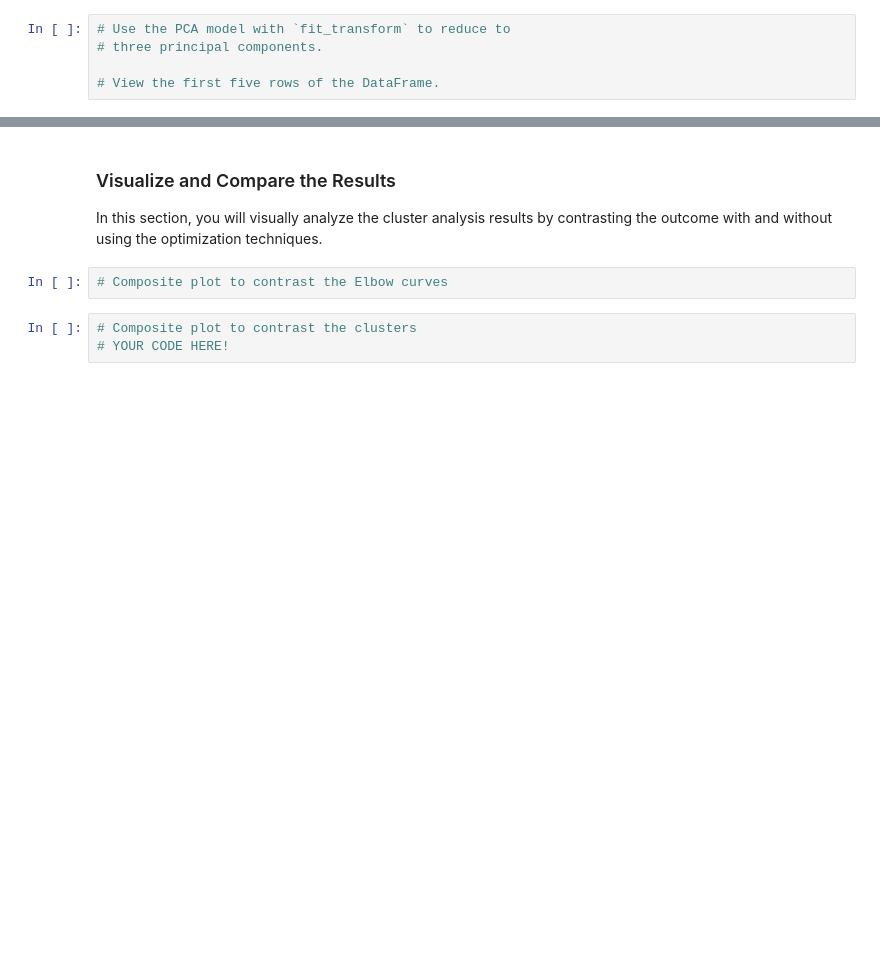
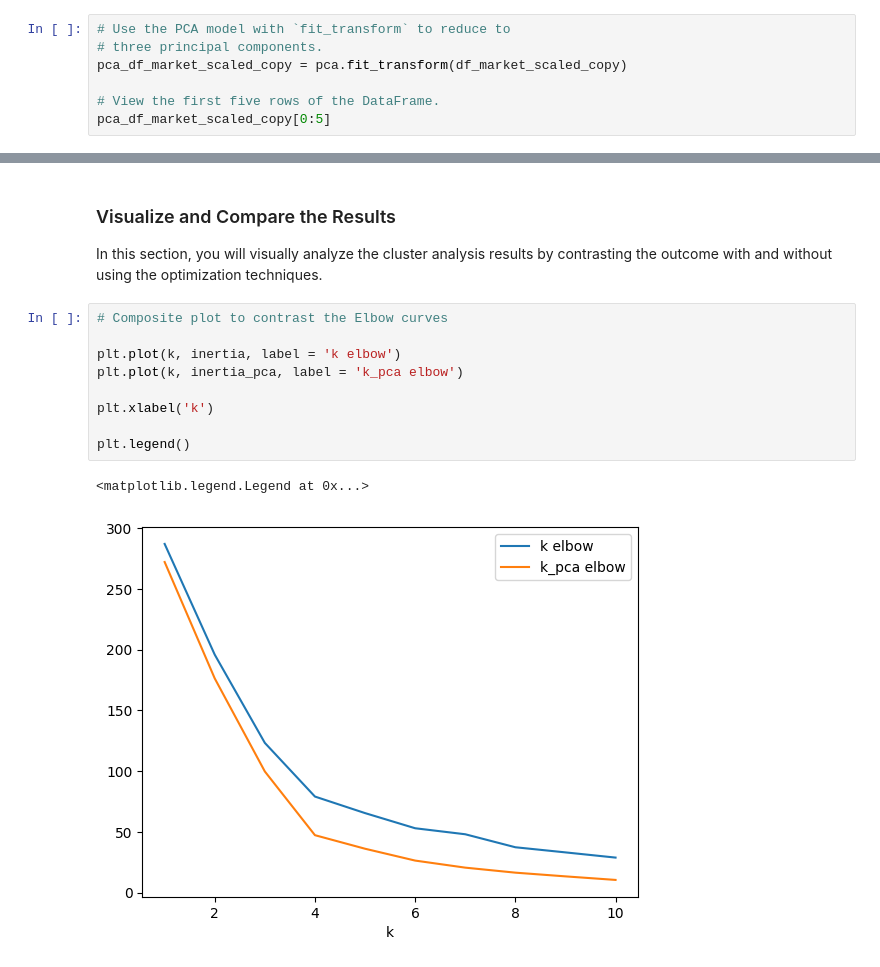
Before and after one commit to toejo/belly-button-challenge, a Jupyter notebook: Crypto_Clustering.ipynb, the cells around one changed output, grey strips where cells are left out. Saved outputs shown, nothing was run; the diff lists cells and outputs as text; blank space fills up the shorter version.

```diff
--- a/Crypto_Clustering.ipynb
+++ b/Crypto_Clustering.ipynb
@@ -200,5 +201,7 @@ plt.show()
 # %%
 # Use the PCA model with `fit_transform` to reduce to
 # three principal components.
+pca_df_market_scaled_copy = pca.fit_transform(df_market_scaled_copy)
 
 # View the first five rows of the DataFrame.
+pca_df_market_scaled_copy[0:5]
@@ -286,6 +353,13 @@ plt.show()
 In this section, you will visually analyze the cluster analysis results by contrasting the outcome with and without using the optimization techniques.
 # %%
 # Composite plot to contrast the Elbow curves
+
+plt.plot(k, inertia, label = 'k elbow')
+plt.plot(k, inertia_pca, label = 'k_pca elbow')
+
+plt.xlabel('k')
+
+plt.legend()
+# %% [output]
+<matplotlib.legend.Legend at 0x...>
+[figure, added]
-# %%
-# Composite plot to contrast the clusters
-# YOUR CODE HERE!
```
Also changed, not shown: parts of 21 cells of this notebook.
